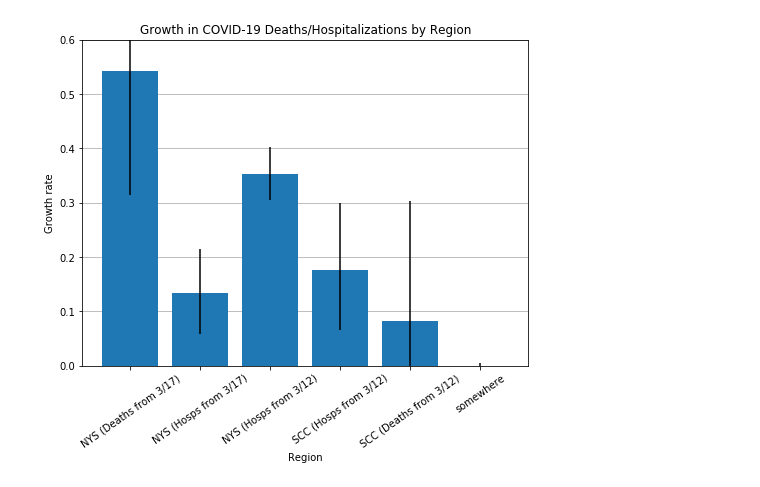
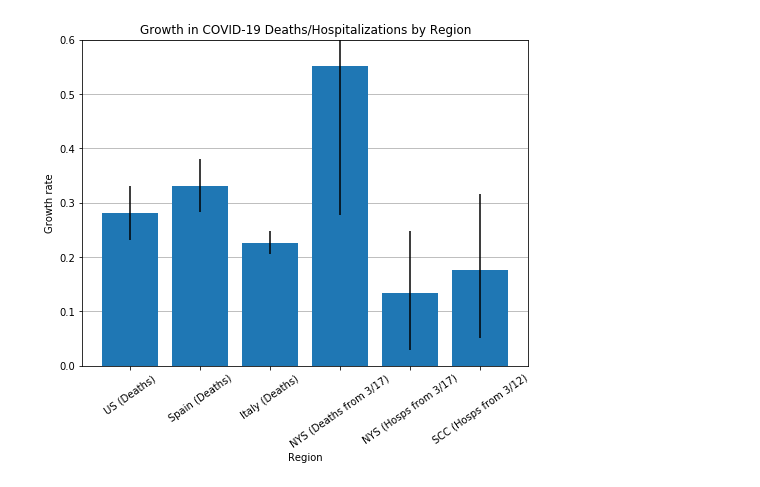
Before and after one commit to syadlowsky/growth-rate-estimation, a Jupyter notebook: Main figures.ipynb, the cells around one changed output. Saved outputs shown, nothing was run; the diff lists cells and outputs as text; code cells hidden in the pictures.

```diff
--- a/Main figures.ipynb
+++ b/Main figures.ipynb
@@ -73,35 +53,6 @@ hosps = {
     'NYS (Deaths from 3/17)' : {
         'day' : np.array([17, 18, 19, 20, 21, 22, 23]),
         'count' : np.array([13.,  16.,  34.,  42.,  60., 117., 157.])
-    },
-    'somewhere' : {
-        'day' : None,
-        'count' : np.array([0,
-1,
-1,
-2,
-2,
-3,
-3,
-3,
-4,
-5,
-6,
-10,
-11,
-14,
-16,
-19,
-20,
-21,
-23,
-25,
-25,
-26,
-27,
-27,
-29,
-29])
     }
 }
 # %%
@@ -117,7 +68,7 @@ def calculate_growth(series, days=None, thresh=10, start=5):
     return None
   print(series)
   print(days)
-  model = analyze.ExponentialGrowthRateEstimator(family='NegativeBinomial', alpha=0.05)
+  model = analyze.ExponentialGrowthRateEstimator(family='NegativeBinomial', alpha=0.10)
   model.fit(day=days, cases=series)
   print(np.diff(series))
   print(model.fitted_glm.mu)
@@ -159,27 +110,26 @@ for k, v in hosps.items():
 # %%
 to_plot = {k:growths[k] for k in ['US (Deaths)', 'Spain (Deaths)', 'Italy (Deaths)', 'NYS (Deaths from 3/17)', 'NYS (Hosps from 3/17)', 'SCC (Hosps from 3/12)']}
-to_plot = {k:growths[k] for k in ['NYS (Deaths from 3/17)', 'NYS (Hosps from 3/17)', 'NYS (Hosps from 3/12)', 'SCC (Hosps from 3/12)', 'SCC (Deaths from 3/12)', 'somewhere']}
 names = list(to_plot.keys())
 err_l = list([v[1]-v[0] for v in to_plot.values()])
 ests  = list([v[1] for v in to_plot.values()])
 err_h = list([v[2]-v[1] for v in to_plot.values()])
 errs = np.array([err_l, err_h])
 plt.rcParams['axes.axisbelow'] = True
 plt.bar(range(len(names)), ests, yerr=errs, align='center')
 plt.ylim([0,0.6])
 plt.grid(axis='y')
 plt.xlabel('Region')
 plt.xticks(rotation=35)
 plt.ylabel('Growth rate')
 plt.title('Growth in COVID-19 Deaths/Hospitalizations by Region')
 fig = matplotlib.pyplot.gcf()
 fig.set_size_inches(8, 6)
 
 
 plt.xticks(range(len(names)), names)
 plt.show()
 # %% [output]
-[figure, old version]
+[figure, new version]
 # %%
 print(to_plot)
 # %% [output]
```
Also changed, not shown: parts of 7 cells of this notebook, 5 other files.
